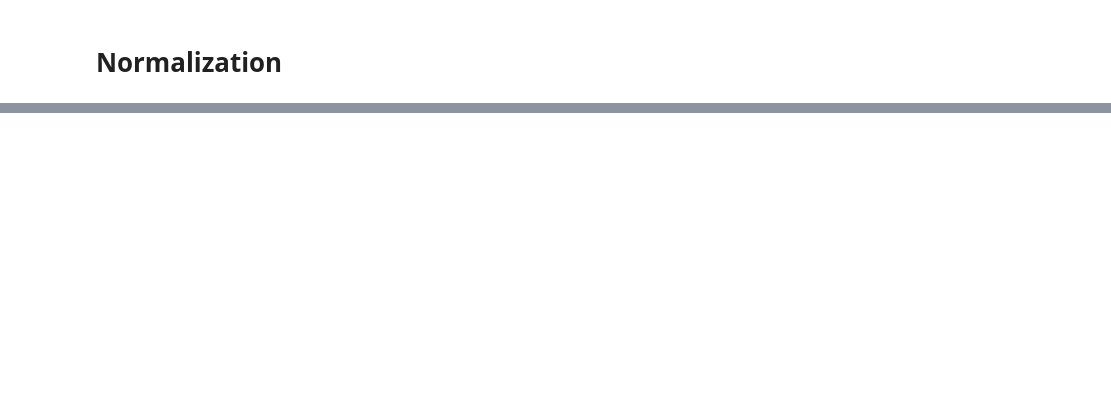
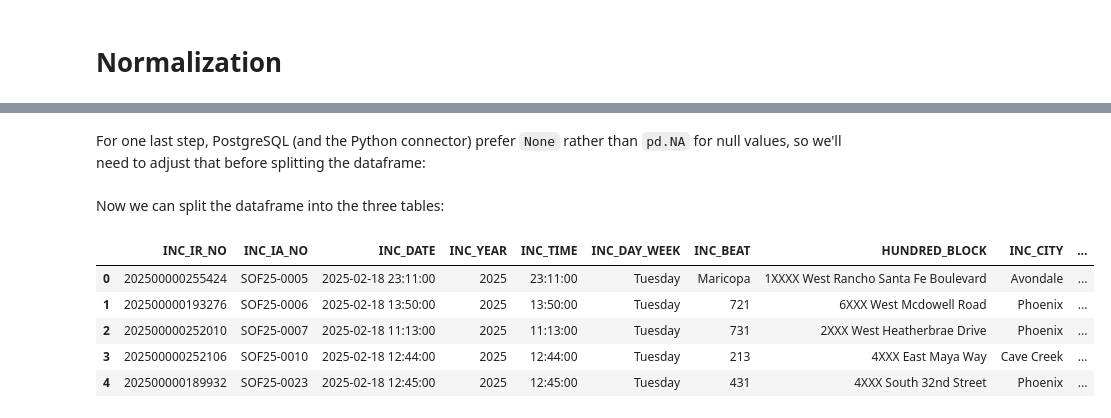
Before and after one commit to Saile5234/DAEN_328_Project, a Jupyter notebook: DAEN_328_Data_Pipeline_Phoenix_Project.ipynb, the cells around one changed output, grey strips where cells are left out. Cells and saved outputs as stored; diff of their text form; code cells hidden in the pictures; blank space fills up the shorter version.

Commit message:
Set up ERD, Postgres pipeline, and Streamlit

````diff
--- a/DAEN_328_Data_Pipeline_Phoenix_Project.ipynb
+++ b/DAEN_328_Data_Pipeline_Phoenix_Project.ipynb
@@ -422,2 +718,4 @@ array(['Non-Hispanic', 'Hispanic', 'Not Available', 'Unknown'],
+# %%
+df['SHOW_FORCE_COUNT'] = pd.to_numeric(df['SHOW_FORCE_COUNT'])
 # %% [markdown]
 # Normalization
@@ -463,0 +756,30 @@ print(list(column_mapping.values()))
+# %%
+df.dropna(subset=['INC_IR_NO','CIT_NUMBER'],inplace=True)
+# %% [markdown]
+For one last step, PostgreSQL (and the Python connector) prefer ```None``` rather than ```pd.NA``` for null values, so we'll need to adjust that before splitting the dataframe:
+# %%
+df.replace(pd.NA, None, inplace=True)
+df.replace(np.nan, None, inplace=True)
+
+# Save the completed, cleaned dataset
+df.to_csv('data_clean.csv',index=False)
+# %% [markdown]
+Now we can split the dataframe into the three tables:
+# %%
+incident_report_cols = ['INC_IR_NO','INC_IA_NO','INC_DATE','INC_YEAR','INC_TIME','INC_DAY_WEEK','INC_BEAT','HUNDRED_BLOCK',
+                        'INC_CITY','INC_STATE','INC_ZIPCODE','INC_PRECINCT','HIGHEST_SHOW_FORCE','SHOW_FORCE_COUNT']
+citizen_cols = ['CIT_NUMBER','CIT_GENDER','CIT_AGE','SUBJ_AGE_GROUP','CIT_RACE','CIT_ETHNICITY','SIMPLE_SUBJ_RE_GRP']
+incident_details_cols = ['INC_IR_NO','CIT_NUMBER','CITIZEN_CHARGE']
+
+df_incident_reports = df[incident_report_cols].drop_duplicates().reset_index(drop=True)
+df_citizens = df[citizen_cols].drop_duplicates().reset_index(drop=True)
+df_incident_details = df[incident_details_cols].drop_duplicates().reset_index(drop=True)
+# %%
+df_incident_reports.head()
+# %% [output]
+|  | INC_IR_NO | INC_IA_NO | INC_DATE | INC_YEAR | INC_TIME | INC_DAY_WEEK | INC_BEAT | HUNDRED_BLOCK | INC_CITY | ... |
+| 0 | 202500000255424 | SOF25-0005 | 2025-02-18 23:11:00 | 2025 | 23:11:00 | Tuesday | Maricopa | 1XXXX West Rancho Santa Fe Boulevard | Avondale | ... |
+| 1 | 202500000193276 | SOF25-0006 | 2025-02-18 13:50:00 | 2025 | 13:50:00 | Tuesday | 721 | 6XXX West Mcdowell Road | Phoenix | ... |
+| 2 | 202500000252010 | SOF25-0007 | 2025-02-18 11:13:00 | 2025 | 11:13:00 | Tuesday | 731 | 2XXX West Heatherbrae Drive | Phoenix | ... |
+| 3 | 202500000252106 | SOF25-0010 | 2025-02-18 12:44:00 | 2025 | 12:44:00 | Tuesday | 213 | 4XXX East Maya Way | Cave Creek | ... |
+| 4 | 202500000189932 | SOF25-0023 | 2025-02-18 12:45:00 | 2025 | 12:45:00 | Tuesday | 431 | 4XXX South 32nd Street | Phoenix | ... |
````
Also changed, not shown: parts of 127 cells of this notebook, 5 other files.
